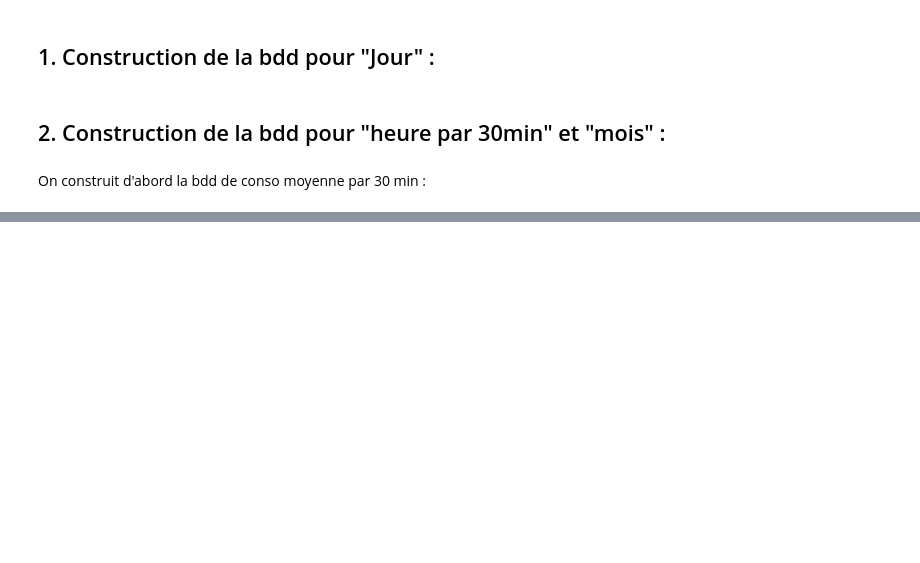
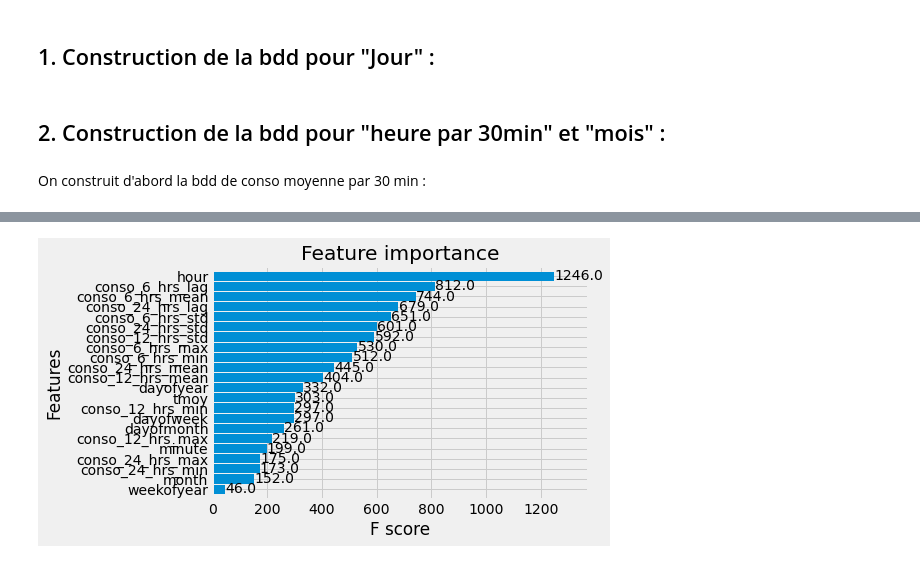
Before and after one commit to cominho/Stat-App, a Jupyter notebook: construction_bdd_machine_learning.ipynb, the cells around one changed output, grey strips where cells are left out. Drawn from its saved outputs; the diff is of its cells as text; code cells hidden in the pictures; blank space fills up the shorter version.

```diff
--- a/construction_bdd_machine_learning.ipynb
+++ b/construction_bdd_machine_learning.ipynb
@@ -104,0 +202,9 @@ creation_bdd_one_hot_heure_mois(enedis_PACA_30,"PACA",'6kva')
+# %%
+import numpy as np # linear algebra
+import pandas as pd # data processing, CSV file I/O (e.g. pd.read_csv)
+import seaborn as sns
+import matplotlib.pyplot as plt
+import xgboost as xgb
+from xgboost import plot_importance, plot_tree
+from sklearn.metrics import mean_squared_error, mean_absolute_error
+plt.style.use('fivethirtyeight')
@@ -104,0 +262,3 @@ creation_bdd_one_hot_heure_mois(enedis_PACA_30,"PACA",'6kva')
+# %%
+X_train, y_train = create_features(enedis_IDF_30_ML_train, label='res_conso_moyenne')
+X_test, y_test = create_features(enedis_IDF_30_ML_test, label='res_conso_moyenne')
@@ -104,0 +281,6 @@ creation_bdd_one_hot_heure_mois(enedis_PACA_30,"PACA",'6kva')
+# %%
+reg = xgb.XGBRegressor(n_estimators=1000)
+reg.fit(X_train, y_train,
+        eval_set=[(X_train, y_train), (X_test, y_test)],
+        early_stopping_rounds=50,
+       verbose=False)
@@ -104,0 +299,4 @@ creation_bdd_one_hot_heure_mois(enedis_PACA_30,"PACA",'6kva')
+# %%
+_ = plot_importance(reg, height=0.9)
+# %% [output]
+[figure, added]
```
Also changed, not shown: parts of 29 cells of this notebook.
